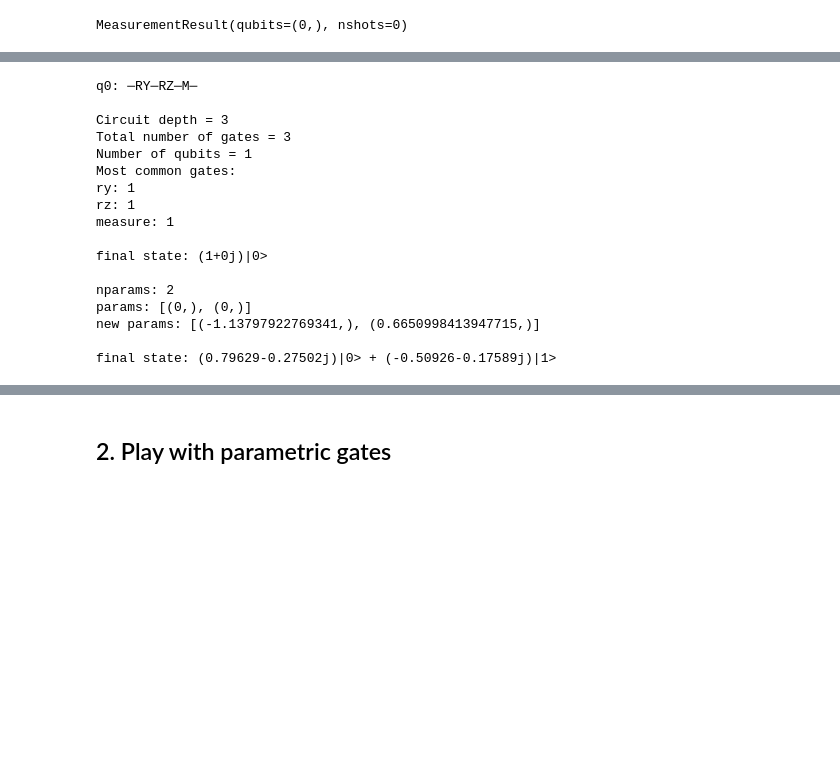
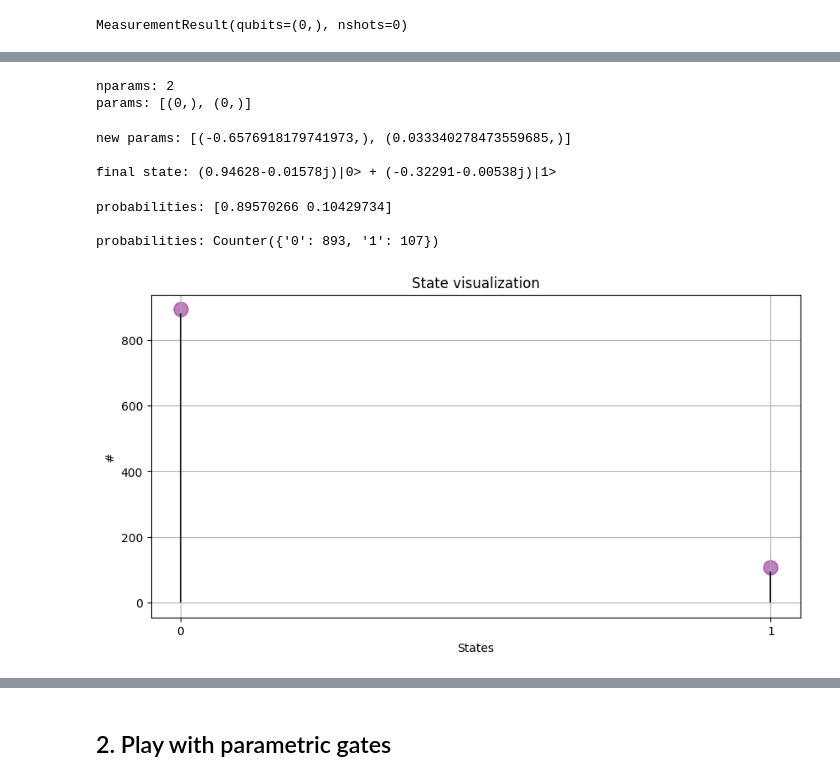
Before and after one commit to NNPDF/como-2023, a Jupyter notebook: w2t3-qml/intro_qml.ipynb, the cells around one changed output, grey strips where cells are left out. Drawn from its saved outputs; the diff is of its cells as text; code cells hidden in the pictures; blank space fills up the shorter version.

```diff
--- a/w2t3-qml/intro_qml.ipynb
+++ b/w2t3-qml/intro_qml.ipynb
@@ -28,19 +103,12 @@ MeasurementResult(qubits=(0,), nshots=0)
+# %%
+# set a new angle in the RX rotation
+nparams = len(c.get_parameters())
+print(f"\nnparams: {nparams}")
+print(f"params: {c.get_parameters()}")
+# %% [output]
+nparams: 2
+params: [(0,), (0,)]
 # %%
-# circuit drawing
-print(c.draw())
-
-# and circuit information
-print(f"\n{c.summary()}")
-
-# circuit execution
-final_state = c.execute(nshots=1000)
-print(f"\nfinal state: {final_state}")
-
-# set a new angle in the RX rotation
-nparams = len(c.get_parameters())
-print(f"\nnparams: {nparams}")
-print(f"params: {c.get_parameters()}")
-
 # set a new parameter
 c.set_parameters(np.random.randn(nparams))
 print(f"new params: {c.get_parameters()}")
@@ -49,20 +117,20 @@ print(f"new params: {c.get_parameters()}")
 final_state = c.execute(nshots=1000)
 print(f"\nfinal state: {final_state}")
 # %% [output]
-q0: ─RY─RZ─M─
+new params: [(-0.6576918179741973,), (0.033340278473559685,)]
 
-Circuit depth = 3
-Total number of gates = 3
-Number of qubits = 1
-Most common gates:
-ry: 1
-rz: 1
-measure: 1
-
-final state: (1+0j)|0>
-
-nparams: 2
-params: [(0,), (0,)]
-new params: [(-1.13797922769341,), (0.6650998413947715,)]
-
-final state: (0.79629-0.27502j)|0> + (-0.50926-0.17589j)|1>
+final state: (0.94628-0.01578j)|0> + (-0.32291-0.00538j)|1>
+# %%
+# print probabilities
+print(f"\nprobabilities: {final_state.probabilities(qubits=[0])}")
+
+# print frequencies
+print(f"\nprobabilities: {final_state.frequencies()}")
+# %% [output]
+probabilities: [0.89570266 0.10429734]
+
+probabilities: Counter({'0': 893, '1': 107})
+# %%
+visualize_states(final_state.frequencies())
+# %% [output]
+[figure, added]
```
Also changed, not shown: parts of 28 cells of this notebook.
